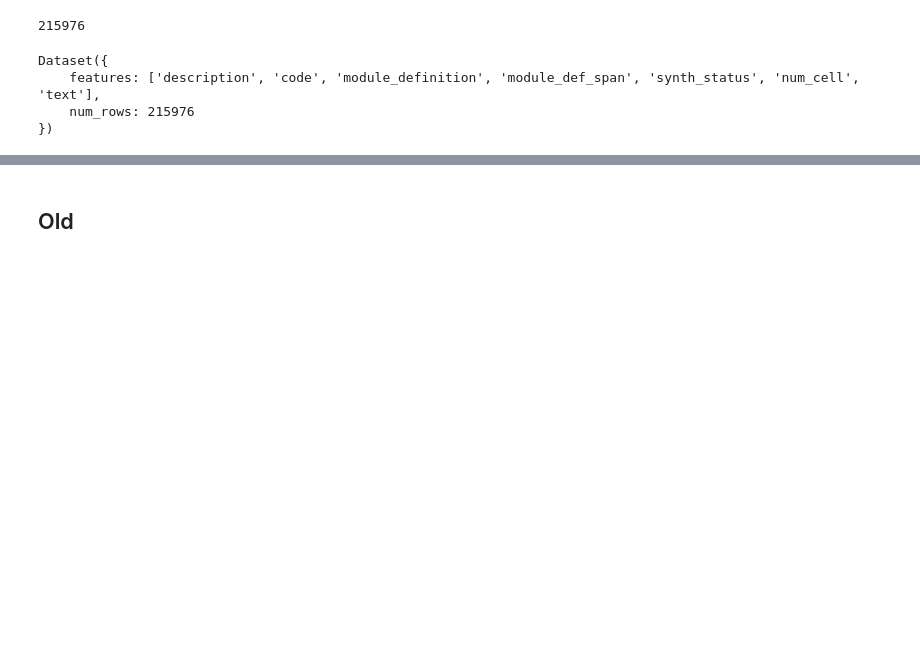
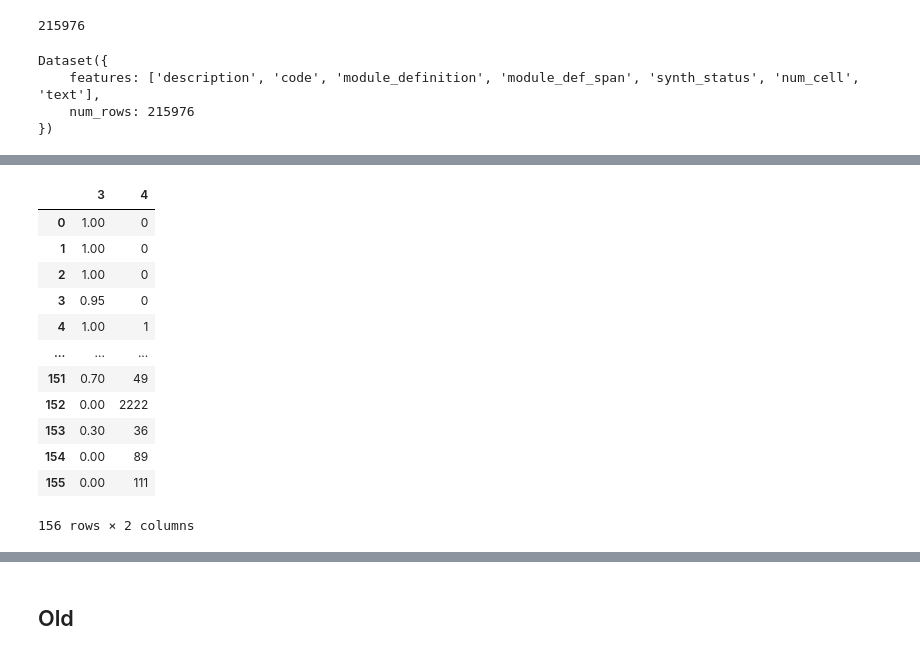
Before and after one commit to ngminhthanh12a3/GNU_COMBA, a Jupyter notebook: src/PyraNetExplore.ipynb, the cells around one changed output, grey strips where cells are left out. Cells and saved outputs as stored; diff of their text form; code cells hidden in the pictures; blank space fills up the shorter version.

```diff
--- a/src/PyraNetExplore.ipynb
+++ b/src/PyraNetExplore.ipynb
@@ -778,2 +779,8 @@ appended_rows[0]
  'code': "\nmodule RefModule (\n  output zero\n);\n\n  assign zero = 1'b0;\n\nendmodule\n\n",
  'module_def_span': [[0, 8, 36, 62]]}
+# %%
+i = 0
+# %%
+
+appended_rows[i]
+i += 1
@@ -1122,0 +1192,21 @@ Dataset({
+# %%
+from multiprocessing.managers import BaseManager
+from multiprocess import Pool
+from tqdm.notebook import tqdm
+import os
+
+num_core = 4#os.cpu_count() - 4
+my_range = range(len(all_prompt_dir))
+
+synth_error_ex = set()
+synth_timeout_ex = set()
+all_total_num_cells = [None] * (len(my_range))
+with Pool(processes=num_core) as pool:
+    for i in tqdm(iterable=pool.imap_unordered(do_process, my_range), total=len(my_range)):
+        ii, timeout, total_num_cells = i
+        if timeout:
+            synth_timeout_ex.add(ii)
+        elif total_num_cells != None:
+            all_total_num_cells[ii] = total_num_cells
+        else:
+            synth_error_ex.add(ii)
@@ -1122,0 +1219,4 @@ Dataset({
+# %%
+import pandas as pd
+df_VE_csv = pd.read_csv("VE_Stats/summary.csv", usecols=[3], header=None)
+df_VE_csv
@@ -1122,0 +1237,18 @@ Dataset({
+# %%
+df_2 = pd.DataFrame(all_total_num_cells, columns=[4])
+df_VE_csv = pd.concat([df_VE_csv, df_2], axis=1)
+df_VE_csv
+# %% [output]
+|  | 3 | 4 |
+| 0 | 1.00 | 0 |
+| 1 | 1.00 | 0 |
+| 2 | 1.00 | 0 |
+| 3 | 0.95 | 0 |
+| 4 | 1.00 | 1 |
+| ... | ... | ... |
+| 151 | 0.70 | 49 |
+| 152 | 0.00 | 2222 |
+| 153 | 0.30 | 36 |
+| 154 | 0.00 | 89 |
+| 155 | 0.00 | 111 |
+156 rows × 2 columns
```
Also changed, not shown: parts of 14 cells of this notebook, 21 other files.
